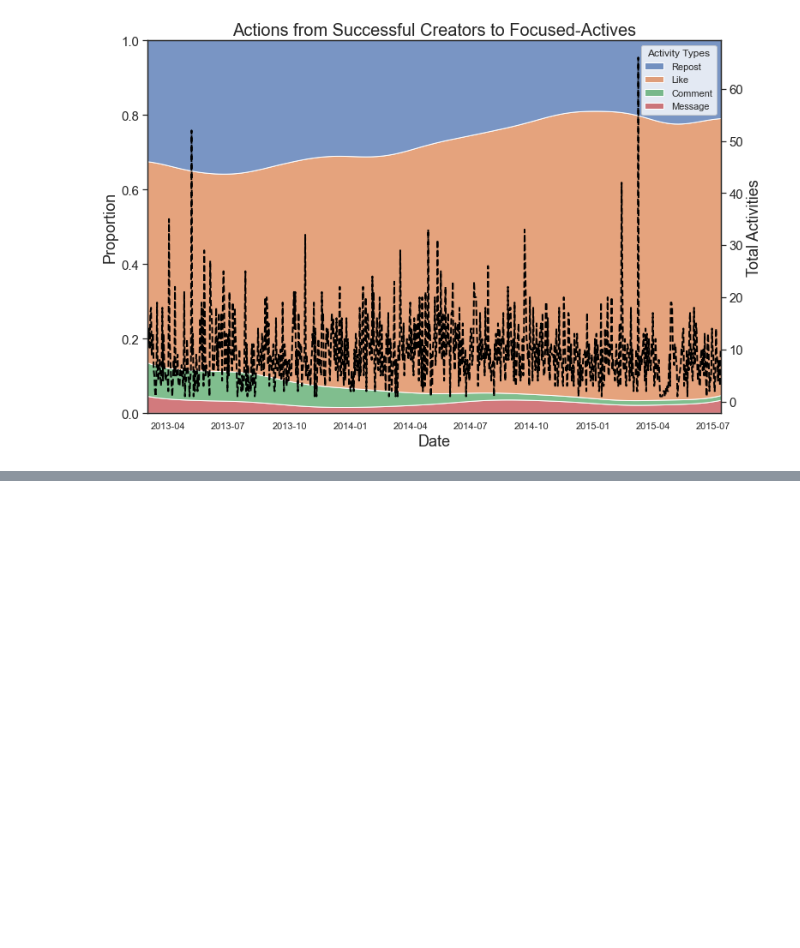
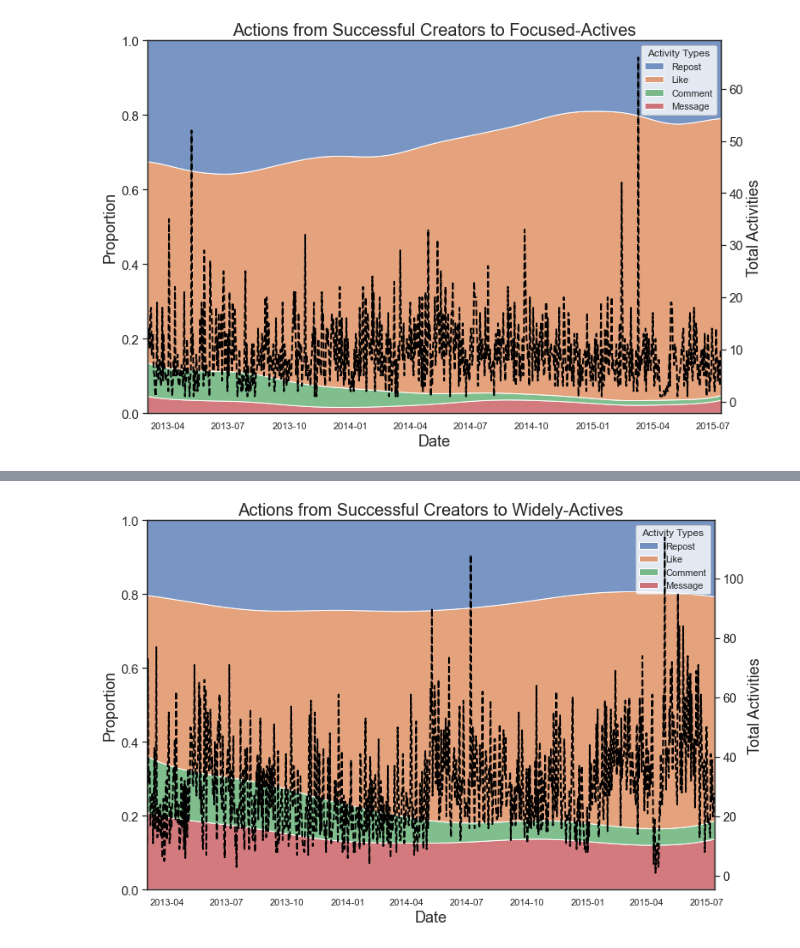
Before and after one commit to caiostat/seeding-bandits, a Jupyter notebook: notebooks/EMAC Pres. MAB and Behavior.ipynb, the cells around one changed output, grey strips where cells are left out. Saved outputs shown, nothing was run; the diff lists cells and outputs as text; code cells hidden in the pictures; blank space fills up the shorter version.

```diff
--- a/notebooks/EMAC Pres. MAB and Behavior.ipynb
+++ b/notebooks/EMAC Pres. MAB and Behavior.ipynb
@@ -625,0 +744,60 @@ plt.show()
+# %%
+df = actions_sent.loc[(actions_sent.user_type == 'Widely-active')&
+                      (actions_sent.creator_type == 'successful')&
+                      (actions_sent.outbound_activity != 'follow'),:]
+
+df.reset_index(inplace = True)
+df.shape[0]
+
+
+import seaborn as sns
+hue_order_l = ['repost', 'like', 'comment', 'message']
+lim_inf = min(df.date_sent)
+lim_sup = max(df.date_sent)
+
+df_grouped = df.groupby("day_yr_date", as_index = False).size()
+window_size = 1
+df_grouped['smoothed_size'] = pd.Series(df_grouped['size']).rolling(window_size, min_periods=1).mean()
+
+sns.set(rc={'figure.figsize':(12,8)})
+sns.set_style("white")
+sns.kdeplot(data=df,
+            x="day_yr_date",
+            hue='outbound_activity',
+            hue_order= hue_order_l,
+            multiple="fill",
+            #weights="Val",
+            bw_adjust = 2)\
+.set(xlim=(lim_inf, lim_sup))
+plt.ylabel('Proportion', fontsize = 18)
+plt.xlabel('Date', fontsize = 18)
+plt.title('Actions from Successful Creators to Widely-Actives', fontsize=20)
+plt.yticks(fontsize = 15)
+
+# Get a reference to the current legend
+legend = plt.gca().get_legend()
+
+# Set the new title for the legend
+legend.set_title('Activity Types')
+
+# Update the labels of the legend handles
+for t in legend.texts:
+    t.set_text(t.get_text().capitalize())
+
+# Show the updated plot with the new legend title
+
+ax2 = plt.twinx()
+sns.lineplot(data=df_grouped,
+            x = "day_yr_date",
+            y = "smoothed_size",
+            color="black",
+            ax=ax2,
+            legend = 'auto',
+            linewidth = 2,
+            linestyle = 'dashed')
+plt.ylabel('Total Activities', fontsize = 18)
+plt.yticks(fontsize = 15)
+
+plt.show()
+# %% [output]
+[figure, added]
```
Also changed, not shown: parts of 26 cells of this notebook, 28 other files.
